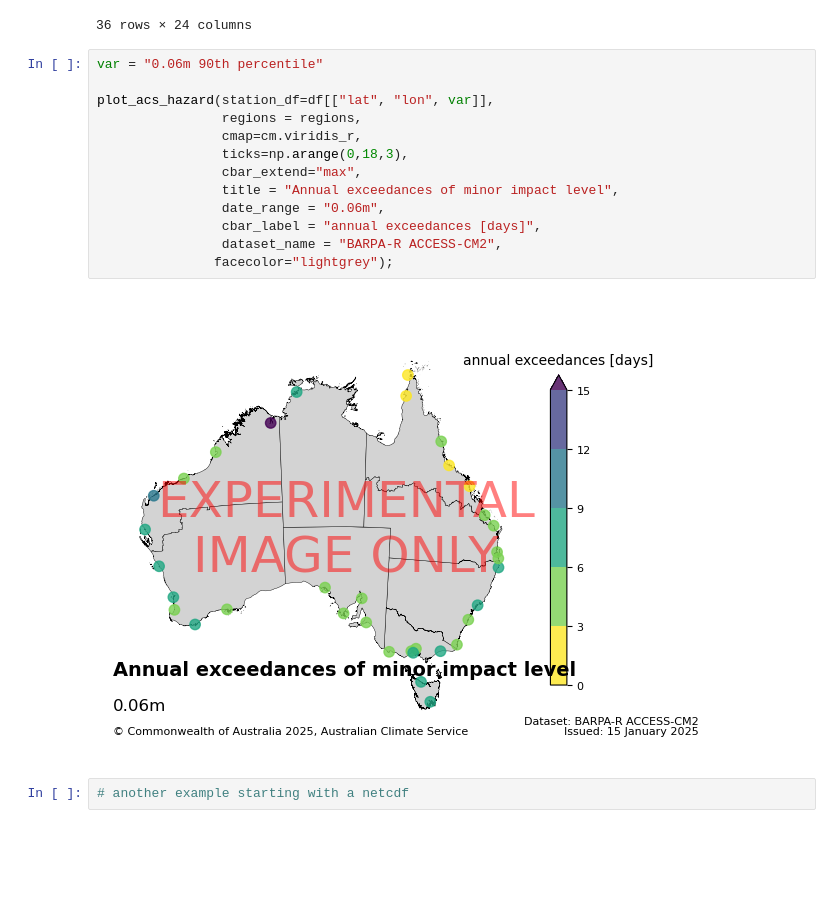
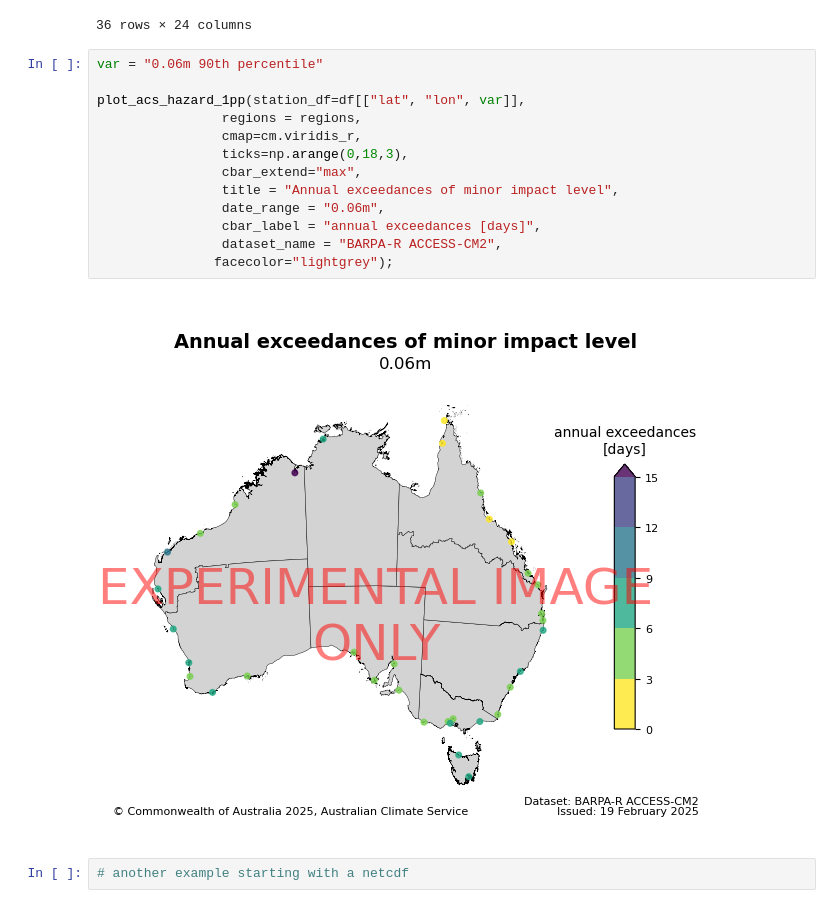
Before and after one commit to AusClimateService/plotting_maps, a Jupyter notebook: example_notebooks/minimal_plotting_example_station.ipynb, the cells around one changed output. Drawn from its saved outputs; the diff is of its cells as text; blank space fills up the shorter version.

Commit message:
updated figures and notebooks using latest version of code

```diff
--- a/example_notebooks/minimal_plotting_example_station.ipynb
+++ b/example_notebooks/minimal_plotting_example_station.ipynb
@@ -68,18 +68,18 @@ df
 # %%
 var = "0.06m 90th percentile"
 
-plot_acs_hazard(station_df=df[["lat", "lon", var]],
+plot_acs_hazard_1pp(station_df=df[["lat", "lon", var]],
                 regions = regions,
                 cmap=cm.viridis_r,
                 ticks=np.arange(0,18,3),
                 cbar_extend="max",
                 title = "Annual exceedances of minor impact level",
                 date_range = "0.06m",
                 cbar_label = "annual exceedances [days]",
                 dataset_name = "BARPA-R ACCESS-CM2",
                facecolor="lightgrey");
 # %% [output]
-[figure, old version]
+[figure, new version]
 # %%
 # another example starting with a netcdf
 # %%
```
Also changed, not shown: parts of 3 cells of this notebook, 43 other files.
